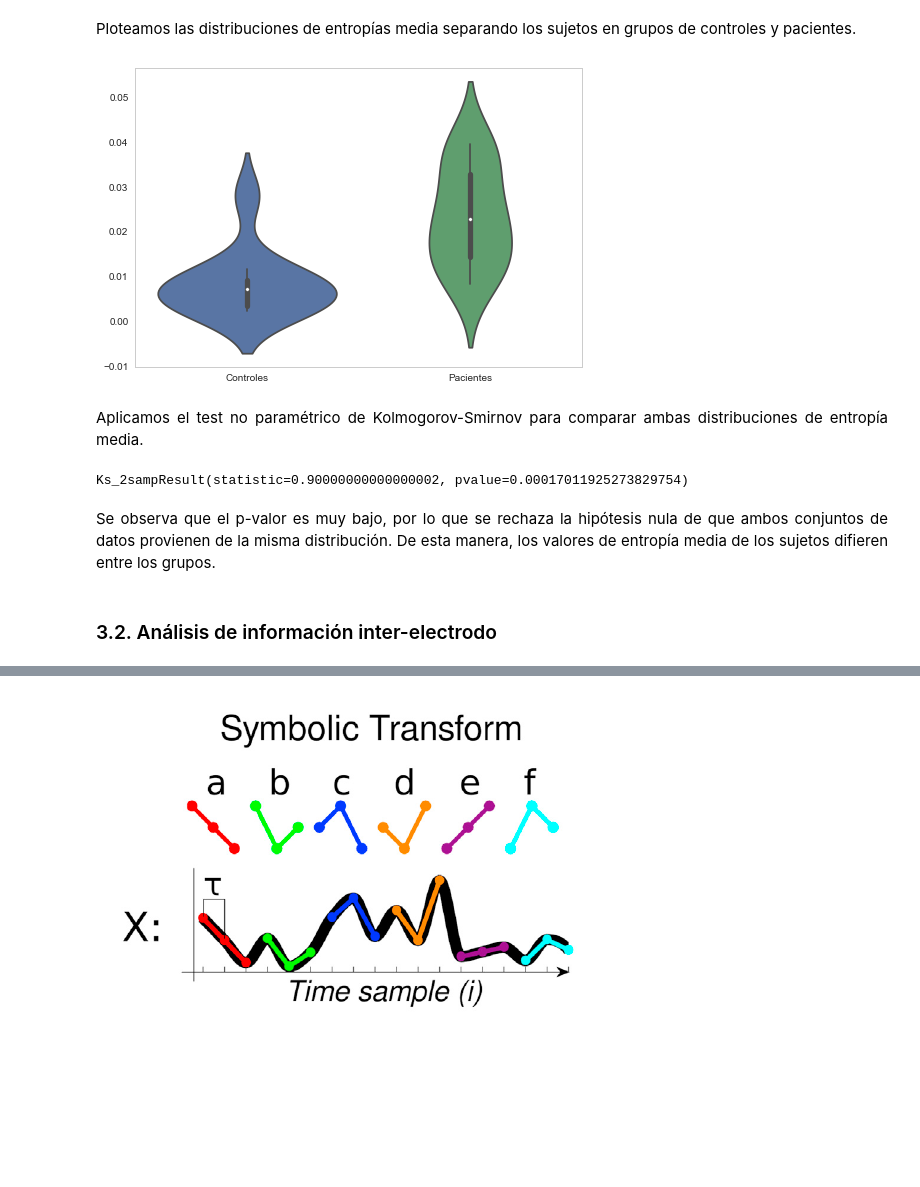
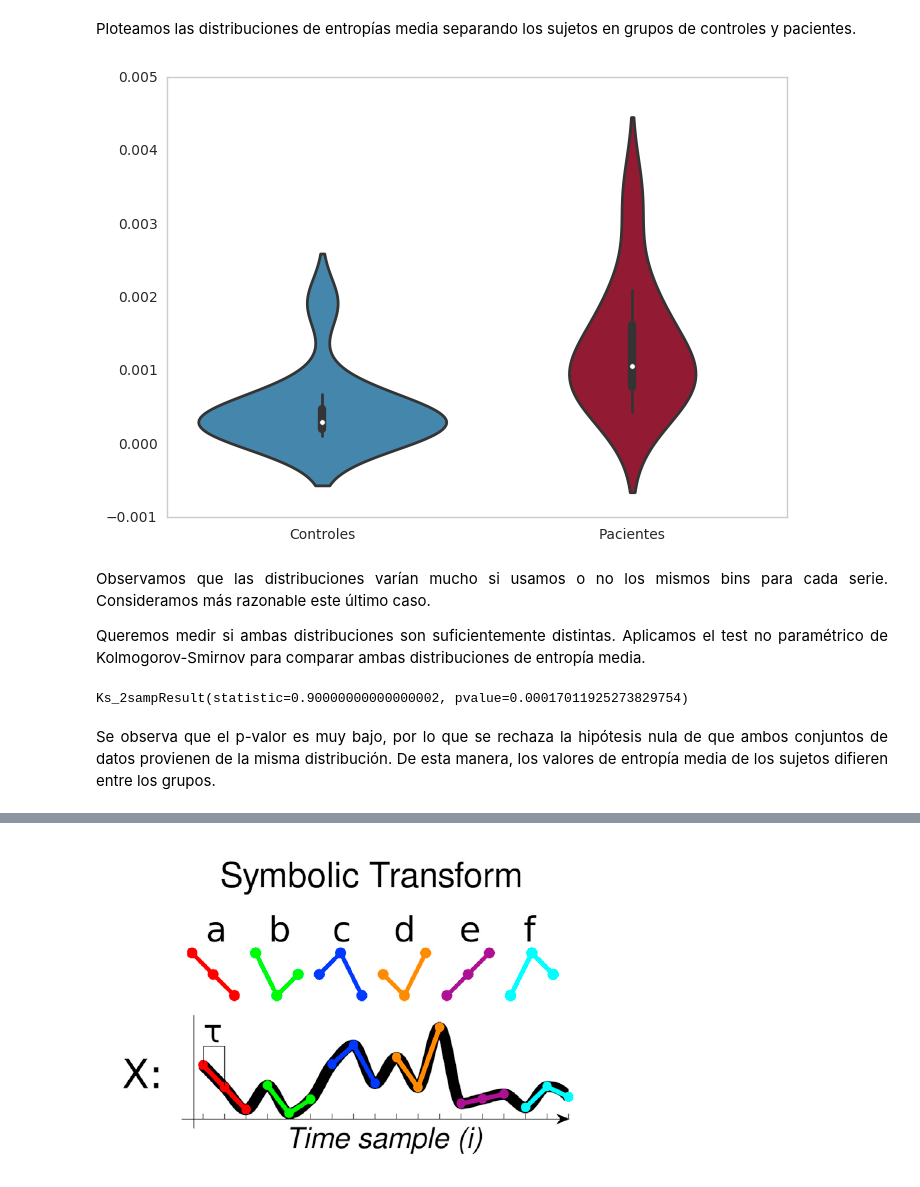
Before and after one commit to m2march/ciencia_datos, a Jupyter notebook: tp2/tp2.ipynb, the cells around one changed output, grey strips where cells are left out. Drawn from its saved outputs; the diff is of its cells as text; code cells hidden in the pictures; blank space fills up the shorter version.

```diff
--- a/tp2/tp2.ipynb
+++ b/tp2/tp2.ipynb
@@ -913,55 +949,53 @@ else:
 # %% [markdown]
 Calculamos la entropía para media para cada sujeto en ambos grupos
 # %%
-if not os.path.isfile('Hmean_c.pkl'):
+Hmean_c_filename = 'pickles/Hmean_c.pkl'
+if not os.path.isfile(Hmean_c_filename):
     Hmean_c = np.zeros(10)
     for idx, path in enumerate(glob.glob('dataset/S*.mat')):
         data = sio.loadmat(path)['data']
         Hmean_c[idx] = subject_entropy(data, all_subjects_bins).mean()
 
-    with open('Hmean_c.pkl', 'wb') as f:
+    with open(Hmean_c_filename, 'wb') as f:
         pickle.dump(Hmean_c, f)
 else:
-    with open('Hmean_c.pkl', 'rb') as f:
+    with open(Hmean_c_filename, 'rb') as f:
         Hmean_c = pickle.load(f)
 # %%
-if not os.path.isfile('Hmean_p.pkl'):
+Hmean_p_filename = 'pickles/Hmean_p.pkl'
+if not os.path.isfile(Hmean_p_filename):
     Hmean_p = np.zeros(10)
     for idx, path in enumerate(glob.glob('dataset/P*.mat')):
         data = sio.loadmat( path )['data']
         Hmean_p[idx] = subject_entropy(data, all_subjects_bins).mean()
 
-    with open('Hmean_p.pkl', 'wb') as f:
+    with open(Hmean_p_filename, 'wb') as f:
         pickle.dump(Hmean_p, f)
 else:
-    with open('Hmean_p.pkl', 'rb') as f:
+    with open(Hmean_p_filename, 'rb') as f:
         Hmean_p = pickle.load(f)
 # %% [markdown]
 <p style="text-align: justify;">
 Ploteamos las distribuciones de entropías media separando los sujetos en grupos de controles y pacientes.
 </p>
 # %%
-ax = sns.violinplot(pd.DataFrame({'Pacientes': Hmean_p, 'Controles': Hmean_c}))
+ax = sns.violinplot(data=pd.DataFrame({'Pacientes': Hmean_p, 'Controles': Hmean_c}))
 # %% [output]
-[figure, old version]
+[figure, new version]
 # %% [markdown]
 <p style="text-align: justify;">
-Aplicamos el test no paramétrico de Kolmogorov-Smirnov para comparar ambas distribuciones de entropía media.
+Observamos que las distribuciones varían mucho si usamos o no los mismos bins para cada serie. Consideramos más razonable este último caso.
 </p>
+
+<p style="text-align: justify;">
+Queremos medir si ambas distribuciones son suficientemente distintas. Aplicamos el test no paramétrico de Kolmogorov-Smirnov para comparar ambas distribuciones de entropía media.
+</p>
-# %%
-labels = [[0] if n.startswith('P') else [1] for n in subject_names]
-labels_array = pd.DataFrame(labels)
-H_pacientes = Hmean[np.where(labels_array == 0)[0]]
-H_controles = Hmean[np.where(labels_array == 1)[0]]
-
-sp.stats.ks_2samp(H_pacientes, H_controles)
-# %% [output]
-Ks_2sampResult(statistic=0.90000000000000002, pvalue=0.00017011925273829754)
+# %%
+sp.stats.ks_2samp(Hmean_p, Hmean_c)
+# %% [output]
+Ks_2sampResult(statistic=0.90000000000000002, pvalue=0.00017011925273829754)
 # %% [markdown]
 <p style="text-align: justify;">
 Se observa que el p-valor es muy bajo, por lo que se rechaza la hipótesis nula de que ambos conjuntos de datos provienen de la misma distribución. De esta manera, los valores de entropía media de los sujetos difieren entre los grupos.
 </p>
-# %% [markdown]
-<a name="informacion-inter-nodo"></a>
-### 3.2. Análisis de información inter-electrodo
 # %% [markdown]
```
Also changed, not shown: parts of 52 cells of this notebook, 8 other files.
